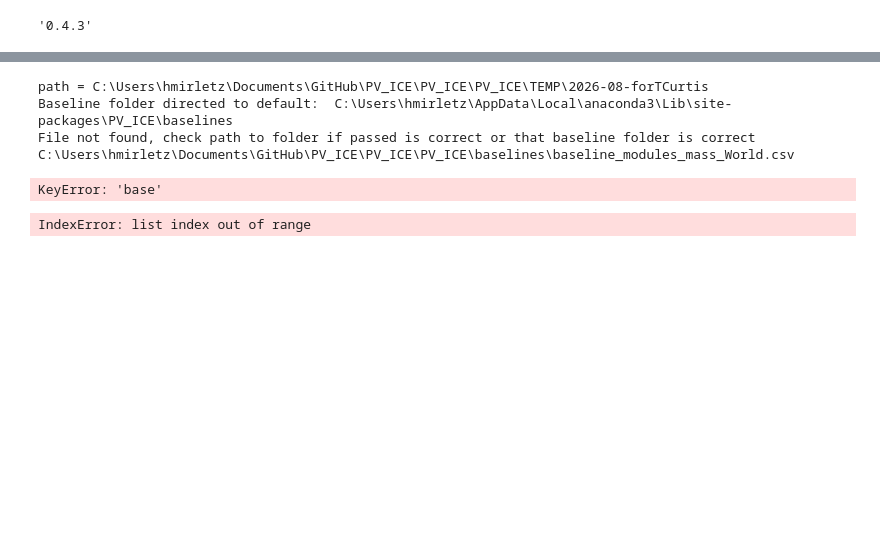
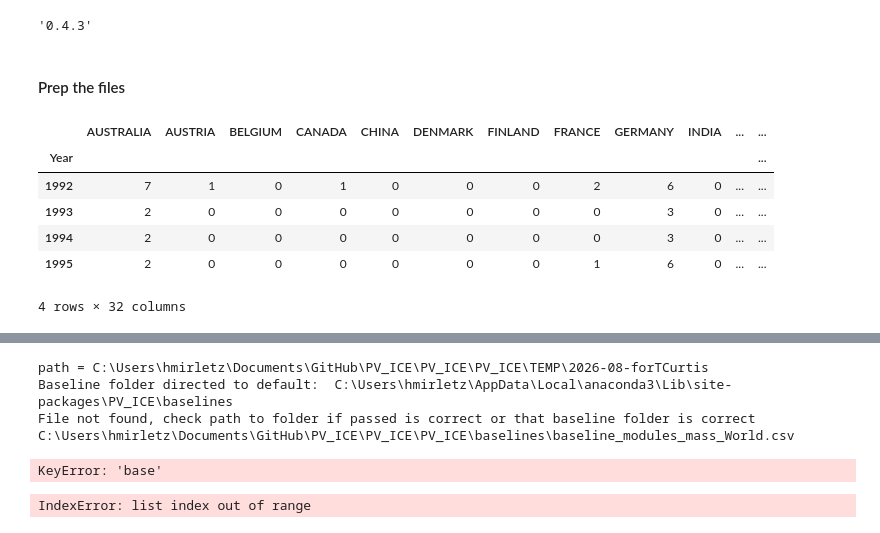
Before and after one commit to NatLabRockies/PV_ICE, a Jupyter notebook: Studies/PVPS_EoSEstimates_Nov2026/PVPS_GlobalEoSEstimates_Nov2026.ipynb, the cells around one changed output, grey strips where cells are left out. Cells and saved outputs as stored; diff of their text form; code cells hidden in the pictures; blank space fills up the shorter version.

```diff
--- a/Studies/PVPS_EoSEstimates_Nov2026/PVPS_GlobalEoSEstimates_Nov2026.ipynb
+++ b/Studies/PVPS_EoSEstimates_Nov2026/PVPS_GlobalEoSEstimates_Nov2026.ipynb
@@ -33,0 +49,16 @@ PV_ICE.__version__
+# %% [markdown]
+#### Prep the files
+# %%
+deploy_CdTe_pct = pd.read_csv(os.path.join(baselinesfolder, 'baseline_deploy_SivsTF_marketshare_allsector.csv'), index_col='year')
+deployment_bycountry_raw = pd.read_csv(os.path.join(testfolder, 'IEAPVPS-Task1-GlobalInstallsbyCountry_MWdc.csv'), index_col='Year')
+PVCZ_deg_rates = pd.read_csv(os.path.join(testfolder, 'PVFleetsDeg_byPVCZ.csv'))
+# %%
+deployment_bycountry_raw.head(4)
+# %% [output]
+|  | AUSTRALIA | AUSTRIA | BELGIUM | CANADA | CHINA | DENMARK | FINLAND | FRANCE | GERMANY | INDIA | ... | ... |
+| Year |  |  |  |  |  |  |  |  |  |  |  | ... |
+| 1992 | 7 | 1 | 0 | 1 | 0 | 0 | 0 | 2 | 6 | 0 | ... | ... |
+| 1993 | 2 | 0 | 0 | 0 | 0 | 0 | 0 | 0 | 3 | 0 | ... | ... |
+| 1994 | 2 | 0 | 0 | 0 | 0 | 0 | 0 | 0 | 3 | 0 | ... | ... |
+| 1995 | 2 | 0 | 0 | 0 | 0 | 0 | 0 | 1 | 6 | 0 | ... | ... |
+4 rows × 32 columns
```
Also changed, not shown: parts of 7 cells of this notebook, 1 other file.
